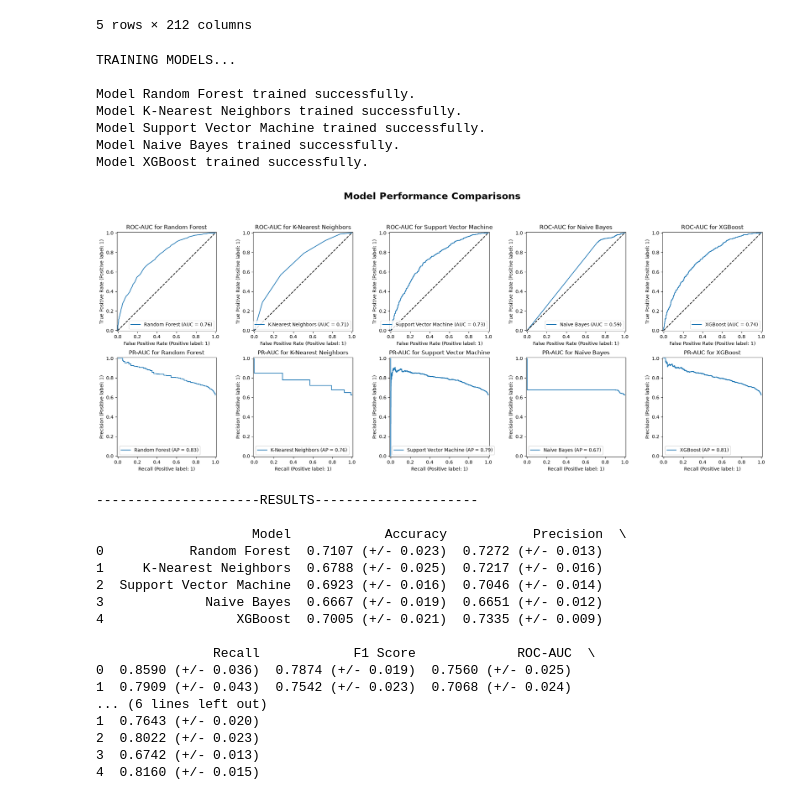
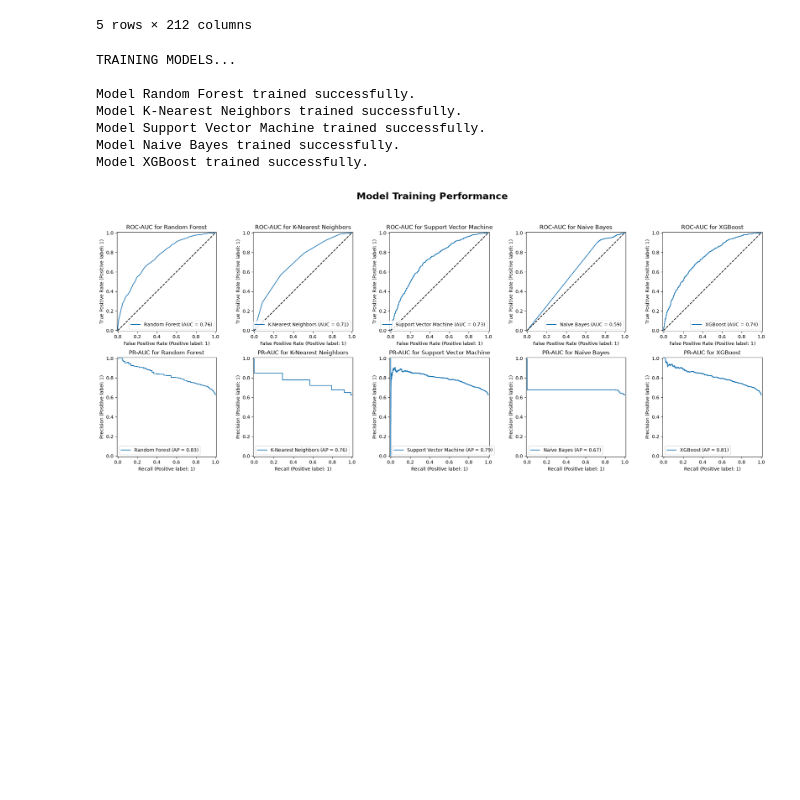
Before and after one commit to Liam-Zain/qsar-hepatotoxicity-predictor, a Jupyter notebook: notebooks/02_model_training.ipynb, the cells around one changed output. Cells and saved outputs as stored; diff of their text form; code cells hidden in the pictures; blank space fills up the shorter version.

Commit message:
Completed model training and eval functions in notebook.

```diff
--- a/notebooks/02_model_training.ipynb
+++ b/notebooks/02_model_training.ipynb
@@ -104,7 +104,7 @@ from sklearn.calibration import CalibratedClassifierCV
 from sklearn.naive_bayes import GaussianNB
 from xgboost import XGBClassifier
 from sklearn.svm import SVC
-from sklearn.metrics import RocCurveDisplay, auc, PrecisionRecallDisplay
+from sklearn.metrics import RocCurveDisplay, PrecisionRecallDisplay
 from sklearn.model_selection import train_test_split, cross_validate, cross_val_predict, StratifiedKFold
 import matplotlib.pyplot as plt
 import seaborn as sns
@@ -129,7 +129,7 @@ def model_train(x_train, y_train, models, plot=True):
 
     n_models = len(models)
     fig, axs = plt.subplots(2, n_models, figsize=(4*n_models, 8))
-    fig.suptitle("Model Performance Comparisons", fontsize=20, fontweight='bold', y=1.05)
+    fig.suptitle("Model Training Performance", fontsize=20, fontweight='bold', y=1.05)
 
     print(f"TRAINING MODELS...\n")
     for i, (name, clf) in enumerate(models.items()):
@@ -150,50 +150,32 @@ def model_train(x_train, y_train, models, plot=True):
         }
 
         results.append(model_metrics)
 
         print(f"Model {name} trained successfully.")
 
         # Plotting the ROC-AUC
         RocCurveDisplay.from_predictions(y_train, oof, ax=axs[0, i], name=name)
         axs[0, i].set_title(f"ROC-AUC for {name}")
         axs[0, i].plot([0, 1], [0, 1], color='black', linestyle='--')
 
         # Plotting the PR-AUC
         PrecisionRecallDisplay.from_predictions(y_train, oof, ax=axs[1, i], name=name)
         axs[1, i].set_title(f"PR-AUC for {name}")
 
     plt.tight_layout()
     plt.show()
 
 
     results_df = pd.DataFrame(results, columns=['Model', 'Accuracy', 'Precision', 'Recall', 'F1 Score', 'ROC-AUC', 'Average Precision'])
-    print(f"---------------------RESULTS---------------------\n")
-    print(results_df)
+    return results_df
 
 model_train(X_desc_train, y_train, base_models, 5)
 # %% [output]
 TRAINING MODELS...
 
 Model Random Forest trained successfully.
 Model K-Nearest Neighbors trained successfully.
 Model Support Vector Machine trained successfully.
 Model Naive Bayes trained successfully.
 Model XGBoost trained successfully.
-[figure, old version]
+[figure, new version]
----------------------RESULTS---------------------
-
-                    Model            Accuracy           Precision  \
-0           Random Forest  0.7107 (+/- 0.023)  0.7272 (+/- 0.013)
-1     K-Nearest Neighbors  0.6788 (+/- 0.025)  0.7217 (+/- 0.016)
-2  Support Vector Machine  0.6923 (+/- 0.016)  0.7046 (+/- 0.014)
-3             Naive Bayes  0.6667 (+/- 0.019)  0.6651 (+/- 0.012)
-4                 XGBoost  0.7005 (+/- 0.021)  0.7335 (+/- 0.009)
-
-               Recall            F1 Score             ROC-AUC  \
-0  0.8590 (+/- 0.036)  0.7874 (+/- 0.019)  0.7560 (+/- 0.025)
-1  0.7909 (+/- 0.043)  0.7542 (+/- 0.023)  0.7068 (+/- 0.024)
-... (6 lines left out)
-1  0.7643 (+/- 0.020)
-2  0.8022 (+/- 0.023)
-3  0.6742 (+/- 0.013)
-4  0.8160 (+/- 0.015)
```
Also changed, not shown: parts of 4 cells of this notebook.
